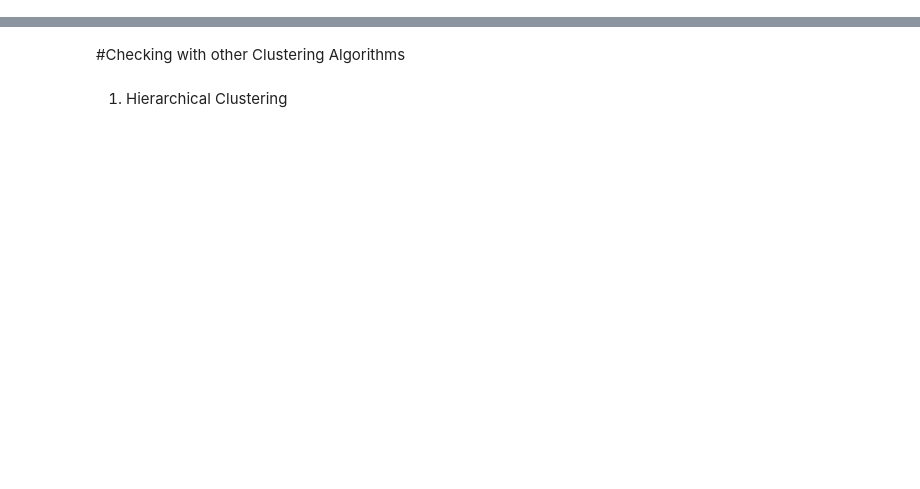
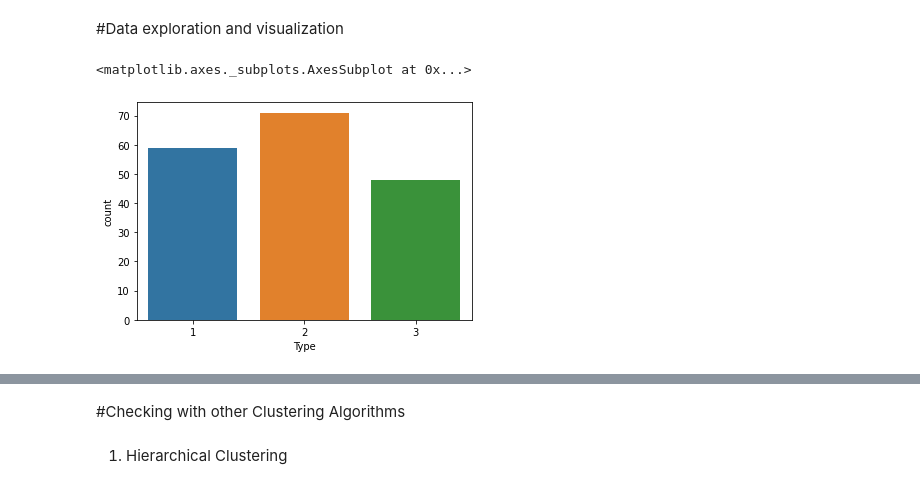
Before and after one commit to revati2013/Assignment08_PCA, a Jupyter notebook: Assign08_PCA.ipynb, the cells around one changed output, grey strips where cells are left out. Saved outputs shown, nothing was run; the diff lists cells and outputs as text; code cells hidden in the pictures; blank space fills up the shorter version.

```diff
--- a/Assign08_PCA.ipynb
+++ b/Assign08_PCA.ipynb
@@ -14,0 +71,7 @@ data['Type'].value_counts()
+# %% [markdown]
+#Data exploration and visualization
+# %%
+sns.countplot(data.Type)
+# %% [output]
+<matplotlib.axes._subplots.AxesSubplot at 0x...>
+[figure, added]
```
Also changed, not shown: parts of 29 cells of this notebook.
